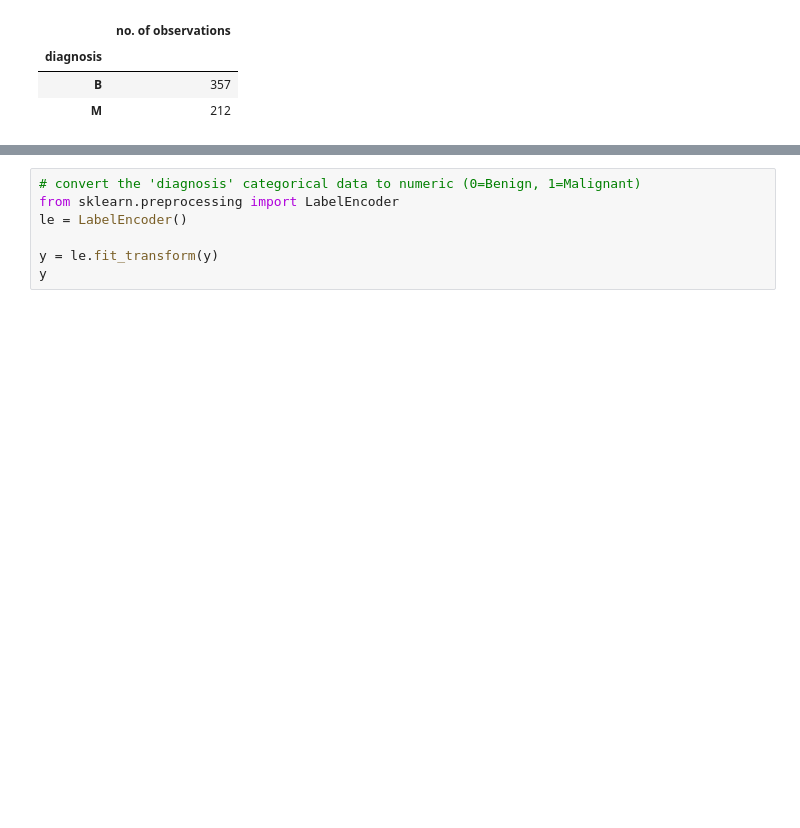
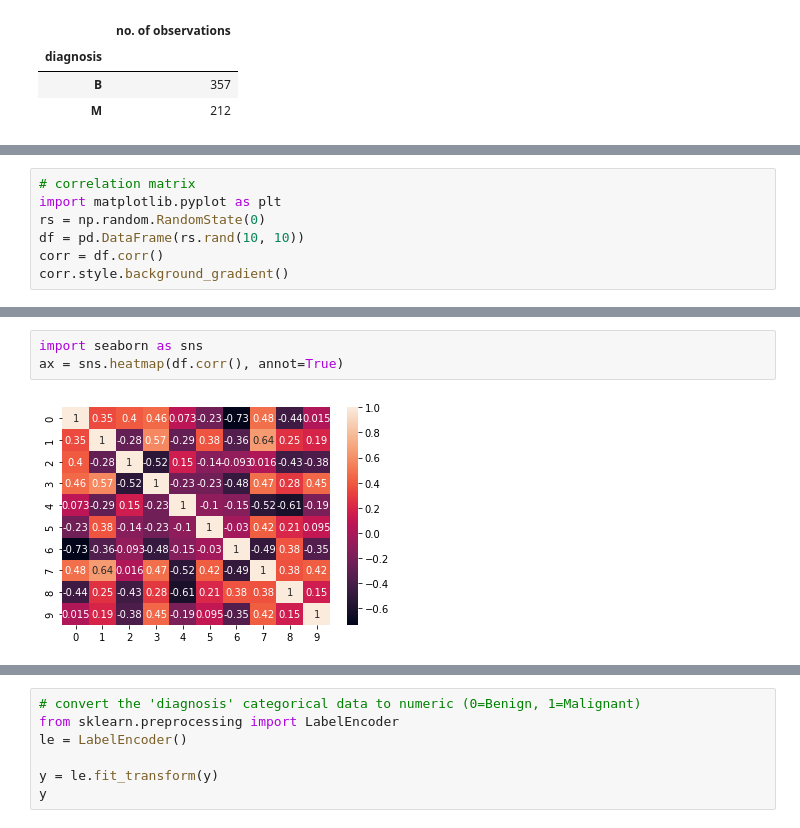
Before and after one commit to DevSher23/Project4, a Jupyter notebook: Cancer_Prediction.ipynb, the cells around one changed output, grey strips where cells are left out. Saved outputs shown, nothing was run; the diff lists cells and outputs as text; blank space fills up the shorter version.

```diff
--- a/Cancer_Prediction.ipynb
+++ b/Cancer_Prediction.ipynb
@@ -213,0 +296,7 @@ pd.DataFrame(diag_gb.size(), columns=['no. of observations'])
+# %%
+# correlation matrix
+import matplotlib.pyplot as plt
+rs = np.random.RandomState(0)
+df = pd.DataFrame(rs.rand(10, 10))
+corr = df.corr()
+corr.style.background_gradient()
@@ -213,0 +315,5 @@ pd.DataFrame(diag_gb.size(), columns=['no. of observations'])
+# %%
+import seaborn as sns
+ax = sns.heatmap(df.corr(), annot=True)
+# %% [output]
+[figure, added]
```
Also changed, not shown: parts of 22 cells of this notebook.
